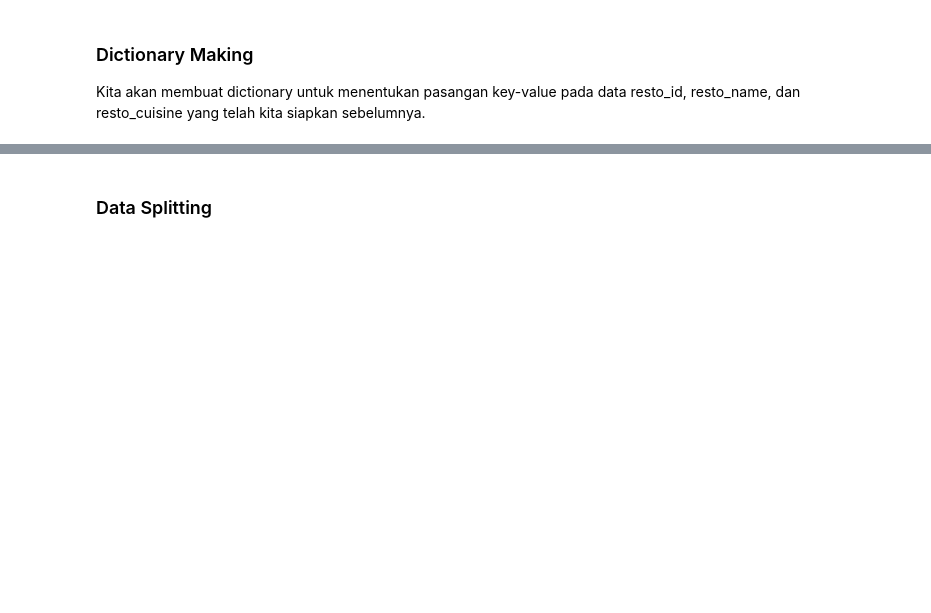
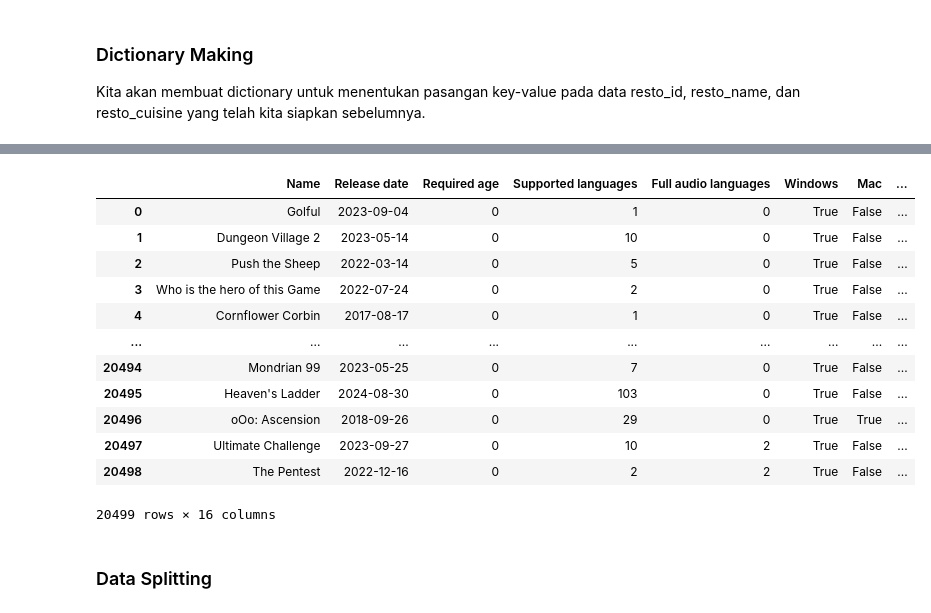
Before and after one commit to Bayhaqieee/Reccomendation_System_SteamGame, a Jupyter notebook: Reccommendation_System_Game_CF.ipynb, the cells around one changed output, grey strips where cells are left out. Drawn from its saved outputs; the diff is of its cells as text; code cells hidden in the pictures; blank space fills up the shorter version.

```diff
--- a/Reccommendation_System_Game_CF.ipynb
+++ b/Reccommendation_System_Game_CF.ipynb
@@ -700,3 +881,19 @@ resto_new
+# %%
+display(games_df)
+# %% [output]
+|  | Name | Release date | Required age | Supported languages | Full audio languages | Windows | Mac | ... |
+| 0 | Golful | 2023-09-04 | 0 | 1 | 0 | True | False | ... |
+| 1 | Dungeon Village 2 | 2023-05-14 | 0 | 10 | 0 | True | False | ... |
+| 2 | Push the Sheep | 2022-03-14 | 0 | 5 | 0 | True | False | ... |
+| 3 | Who is the hero of this Game | 2022-07-24 | 0 | 2 | 0 | True | False | ... |
+| 4 | Cornflower Corbin | 2017-08-17 | 0 | 1 | 0 | True | False | ... |
+| ... | ... | ... | ... | ... | ... | ... | ... | ... |
+| 20494 | Mondrian 99 | 2023-05-25 | 0 | 7 | 0 | True | False | ... |
+| 20495 | Heaven's Ladder | 2024-08-30 | 0 | 103 | 0 | True | False | ... |
+| 20496 | oOo: Ascension | 2018-09-26 | 0 | 29 | 0 | True | True | ... |
+| 20497 | Ultimate Challenge | 2023-09-27 | 0 | 10 | 2 | True | False | ... |
+| 20498 | The Pentest | 2022-12-16 | 0 | 2 | 2 | True | False | ... |
+20499 rows × 16 columns
 # %% [markdown]
 ### Data Splitting
 # %%
```
Also changed, not shown: parts of 58 cells of this notebook.
